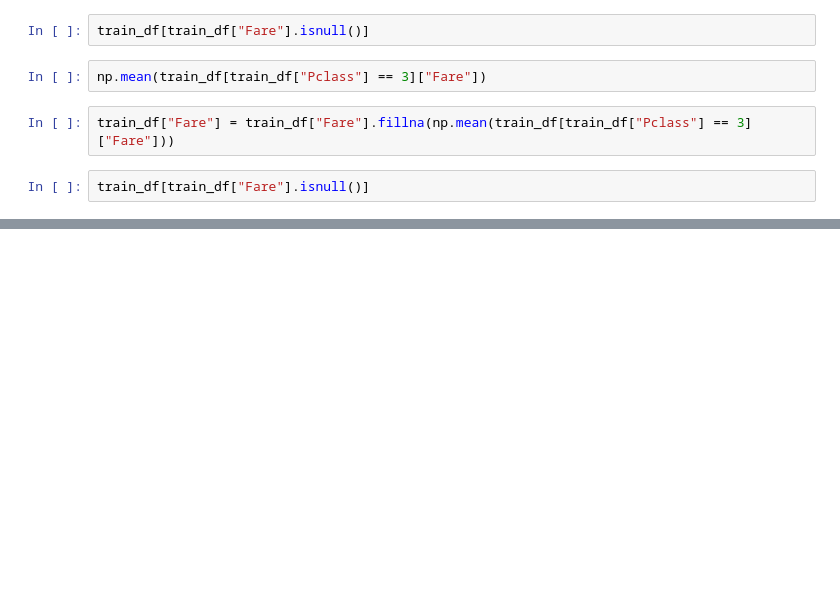
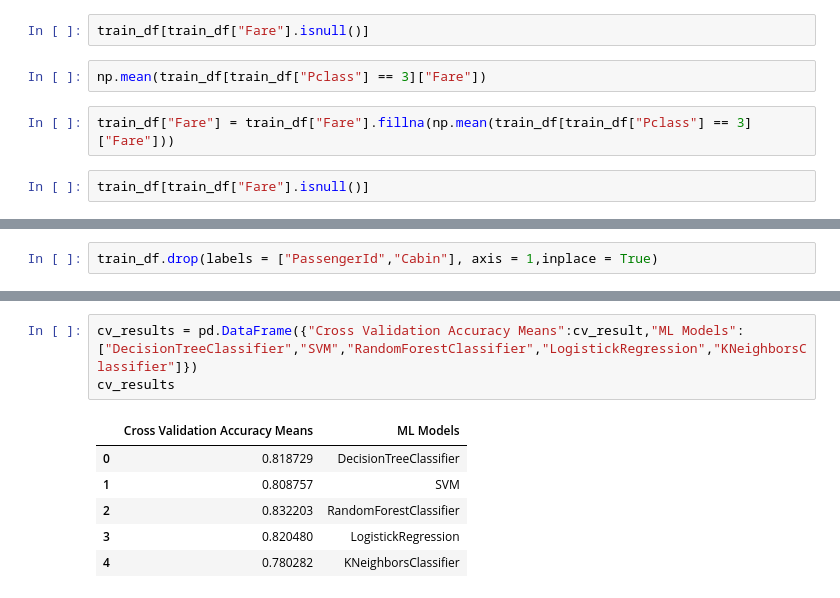
Before and after one commit to kilicasu/titanic, a Jupyter notebook: titanik-eda.ipynb, the cells around one changed output, grey strips where cells are left out. Cells and saved outputs as stored; diff of their text form; blank space fills up the shorter version.

```diff
--- a/titanik-eda.ipynb
+++ b/titanik-eda.ipynb
@@ -213,0 +460,2 @@ train_df[train_df["Fare"].isnull()]
+# %%
+train_df.drop(labels = ["PassengerId","Cabin"], axis = 1,inplace = True)
@@ -213,0 +578,10 @@ train_df[train_df["Fare"].isnull()]
+# %%
+cv_results = pd.DataFrame({"Cross Validation Accuracy Means":cv_result,"ML Models":["DecisionTreeClassifier","SVM","RandomForestClassifier","LogistickRegression","KNeighborsClassifier"]})
+cv_results
+# %% [output]
+|  | Cross Validation Accuracy Means | ML Models |
+| 0 | 0.818729 | DecisionTreeClassifier |
+| 1 | 0.808757 | SVM |
+| 2 | 0.832203 | RandomForestClassifier |
+| 3 | 0.820480 | LogistickRegression |
+| 4 | 0.780282 | KNeighborsClassifier |
```
Also changed, not shown: parts of 87 cells of this notebook.
